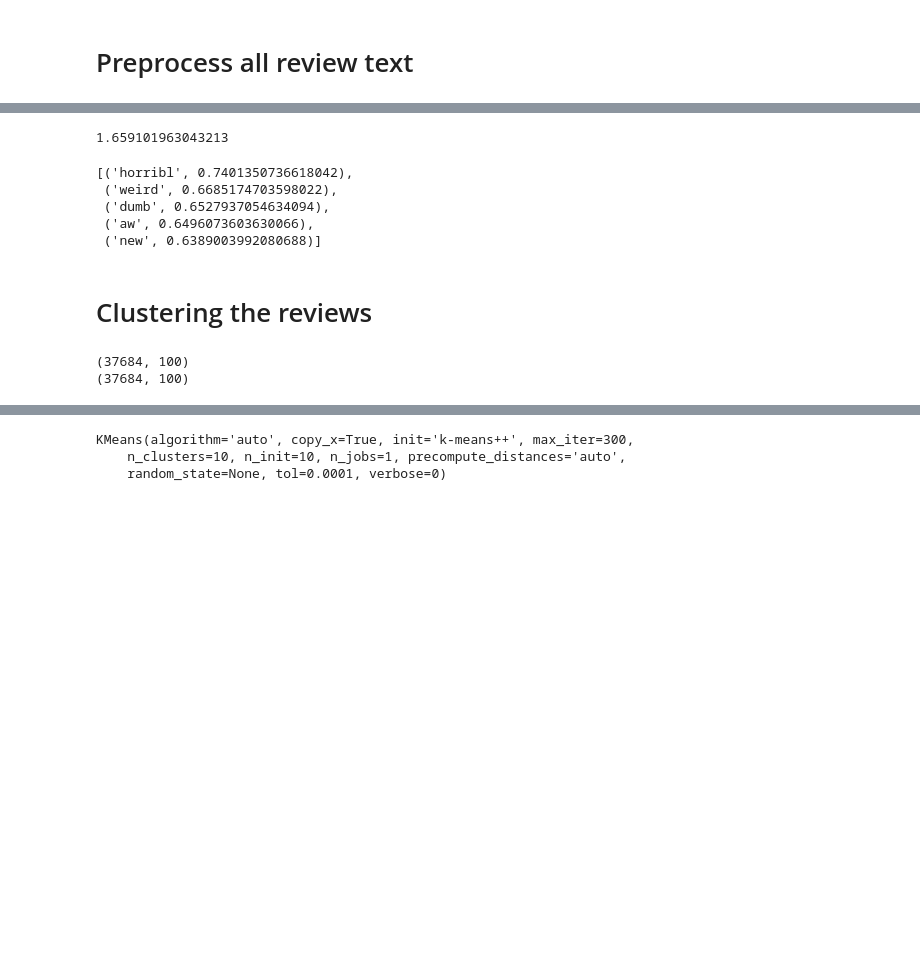
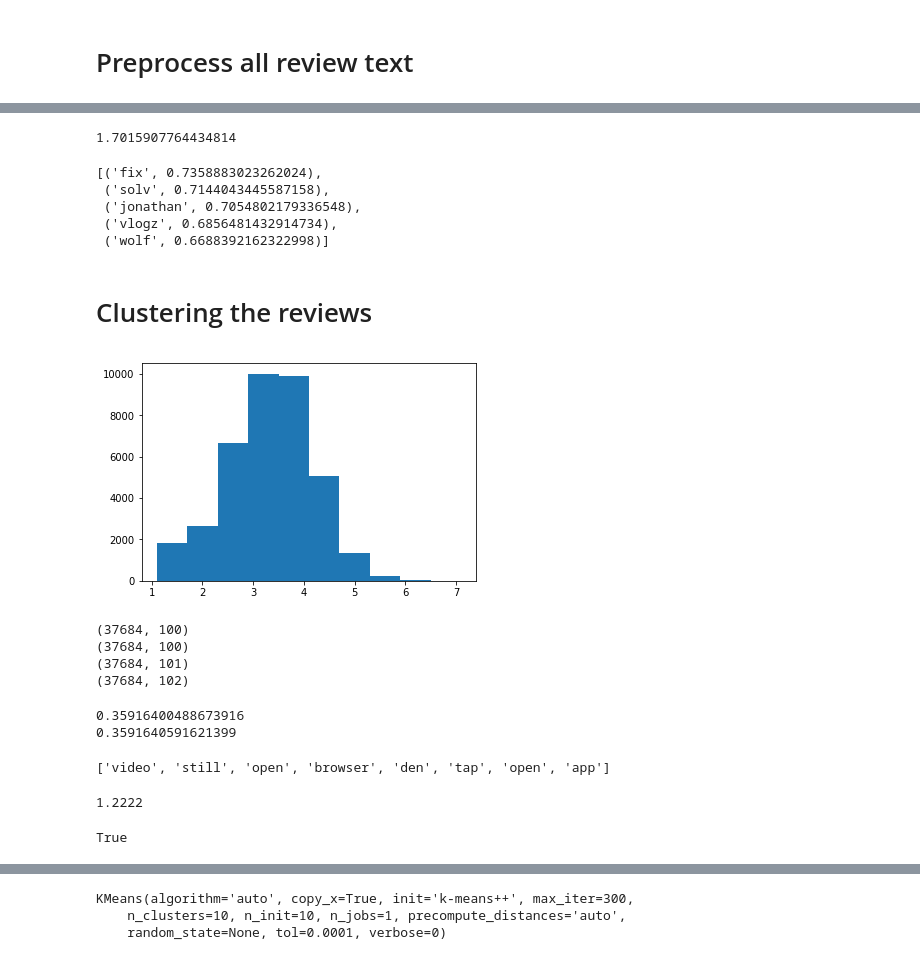
Before and after one commit to samird121/w210-app-review-capstone, a Jupyter notebook: IDEA_dataset/IDEA_import_process_word2vec_cluster.ipynb, the cells around one changed output, grey strips where cells are left out. Saved outputs shown, nothing was run; the diff lists cells and outputs as text; code cells hidden in the pictures; blank space fills up the shorter version.

```diff
--- a/IDEA_dataset/IDEA_import_process_word2vec_cluster.ipynb
+++ b/IDEA_dataset/IDEA_import_process_word2vec_cluster.ipynb
@@ -75,4 +84,4 @@ def custom_preprocessor(text):
         final_sentences.append(" ".join(words))
 
         #consider joining sentences with a stop token
-    return " ".join(final_sentences)
+    return " ".join(final_sentences), final_sentences, sentences
@@ -80,0 +92,9 @@ processed_reviews = np.array([custom_preprocessor(review) for review in reviews]
+# %%
+processed_reviews = []
+processed_sentences = []
+raw_sentences = []
+for review in reviews:
+    processed_review = custom_preprocessor(review)
+    processed_reviews.append(processed_review[0])
+    processed_sentences.append(processed_review[1])
+    raw_sentences.append(processed_review[2])
@@ -87,9 +112,14 @@ processed_review_lens = np.array([len(review) for review in processed_reviews])
 nonzero_indeces = np.where(processed_review_lens > 0)
 
 
-final_reviews =  [review.split(" ") for review in processed_reviews[nonzero_indeces]]
+final_reviews =  [review.split(" ") for review in np.array(processed_reviews)[nonzero_indeces]]
 final_reviews_unprocessed =  np.array(reviews)[nonzero_indeces]
 final_ratings = np.array(ratings)[nonzero_indeces]
 final_titles = np.array(titles)[nonzero_indeces]
 final_dates = np.array(dates)[nonzero_indeces]
+unique_dates = np.unique(np.array(final_dates))
+unique_date_indices = []
+for date in unique_dates:
+        date_indices = np.where(np.array(final_dates)==date)[0]
+        unique_date_indices.append(date_indices)
 final_versions = np.array(versions)[nonzero_indeces]
@@ -105,15 +147,15 @@ model = Word2Vec(final_reviews, min_count=1)
 #model.save("../../large files/youtube_w2v_stoptokens.model")
 print(time.time() - start)
 # %% [output]
-1.659101963043213
+1.7015907764434814
 # %%
-model.wv.most_similar('hate', topn=5)
+model.wv.most_similar('help', topn=5)
 # %% [output]
-[('horribl', 0.7401350736618042),
- ('weird', 0.6685174703598022),
- ('dumb', 0.6527937054634094),
- ('aw', 0.6496073603630066),
- ('new', 0.6389003992080688)]
+[('fix', 0.7358883023262024),
+ ('solv', 0.7144043445587158),
+ ('jonathan', 0.7054802179336548),
+ ('vlogz', 0.6856481432914734),
+ ('wolf', 0.6688392162322998)]
 # %% [markdown]
 # Clustering the reviews
 # %%
@@ -128 +177,10 @@ avg_vectors = np.array(avg_vectors)
+# %%
+#review lengths are very positively skewed - we log transform them so it's more normal.
+final_review_lengths = [np.log(len(review.split(" "))) for review in final_reviews_unprocessed]
+plt.hist(final_review_lengths)
+
+avg_vectors_w_lengths = [np.append(vector, length) for vector, length in zip(avg_vectors, final_review_lengths)]
+avg_vectors_w_lengths_ratings = [np.append(vector, rating) for vector, rating in zip(avg_vectors_w_lengths, final_ratings)]
+# %% [output]
+[figure, added]
 # %%
@@ -132,6 +193,30 @@ avg_vectors_scaled = scaler.fit_transform(avg_vectors)
 # %%
 print(avg_vectors.shape)
 print(avg_vectors_scaled.shape)
+print(avg_vectors_w_lengths_scaled.shape)
+print(avg_vectors_w_lengths_ratings_scaled.shape)
 # %% [output]
 (37684, 100)
 (37684, 100)
+(37684, 101)
+(37684, 102)
+# %%
+word_vector = model.wv.get_vector('good')
+vector2 = model.wv.get_vector('bad')
+print(model.wv.distance('good', 'bad'))
+print(cosine(word_vector, vector2))
+# %% [output]
+0.35916400488673916
+0.3591640591621399
+# %%
+final_sentences[0]
+# %% [output]
+['video', 'still', 'open', 'browser', 'den', 'tap', 'open', 'app']
+# %%
+round(1.2222222, 4)
+# %% [output]
+1.2222
+# %%
+'video' in model.wv.vocab.keys()
+# %% [output]
+True
```
Also changed, not shown: parts of 18 cells of this notebook.
